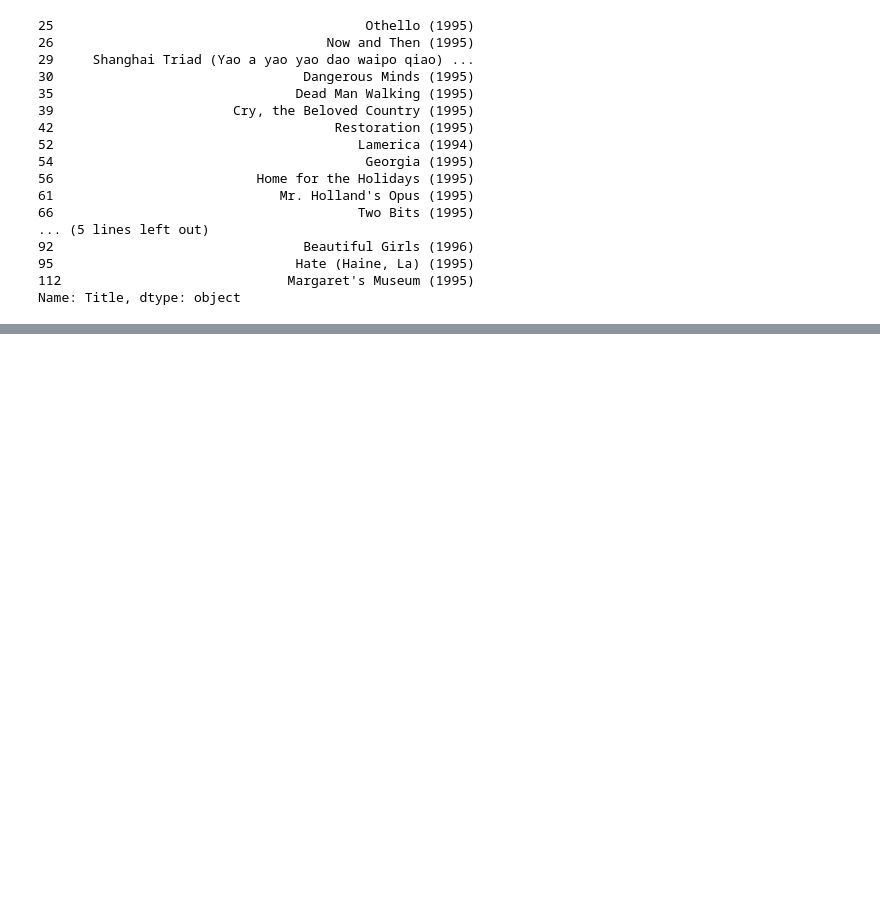
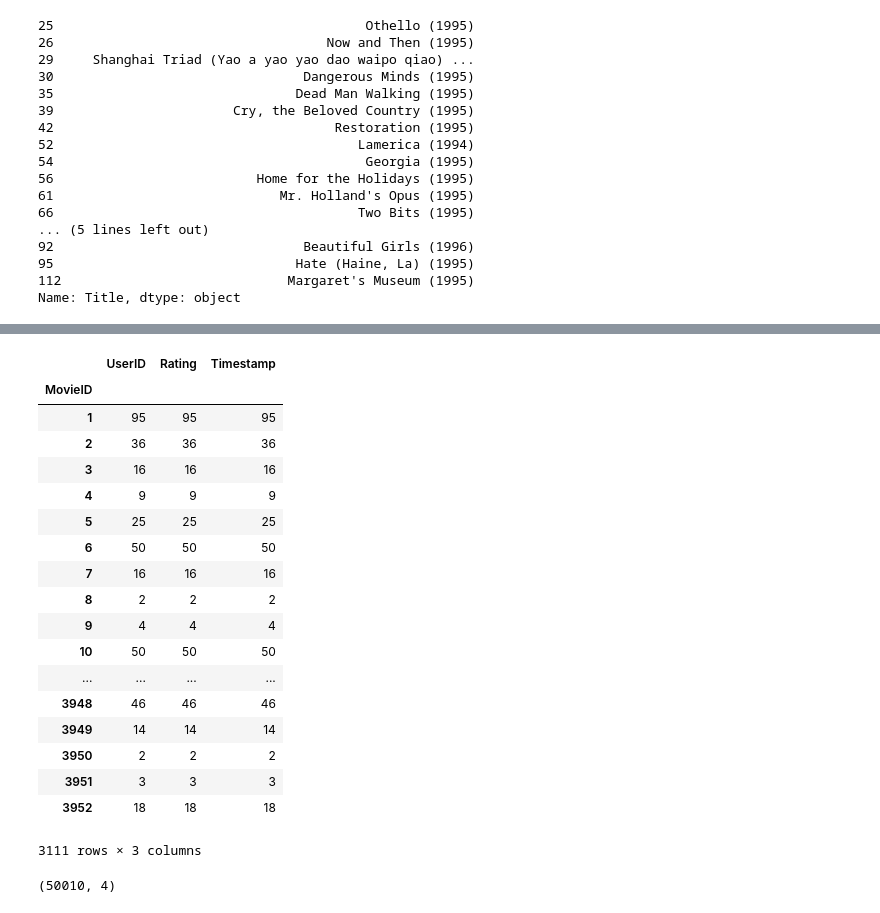
Before and after one commit to karangupta26/Movie-Recommendation-System, a Jupyter notebook: RecommenderSystem.ipynb, the cells around one changed output, grey strips where cells are left out. Cells and saved outputs as stored; diff of their text form; code cells hidden in the pictures; blank space fills up the shorter version.

```diff
--- a/RecommenderSystem.ipynb
+++ b/RecommenderSystem.ipynb
@@ -77,0 +158,26 @@ Name: Title, dtype: object
+# %%
+small_data.groupby('MovieID').count()
+# %% [output]
+|  | UserID | Rating | Timestamp |
+| MovieID |  |  |  |
+| 1 | 95 | 95 | 95 |
+| 2 | 36 | 36 | 36 |
+| 3 | 16 | 16 | 16 |
+| 4 | 9 | 9 | 9 |
+| 5 | 25 | 25 | 25 |
+| 6 | 50 | 50 | 50 |
+| 7 | 16 | 16 | 16 |
+| 8 | 2 | 2 | 2 |
+| 9 | 4 | 4 | 4 |
+| 10 | 50 | 50 | 50 |
+| ... | ... | ... | ... |
+| 3948 | 46 | 46 | 46 |
+| 3949 | 14 | 14 | 14 |
+| 3950 | 2 | 2 | 2 |
+| 3951 | 3 | 3 | 3 |
+| 3952 | 18 | 18 | 18 |
+3111 rows × 3 columns
+# %%
+small_data.shape
+# %% [output]
+(50010, 4)
```
Also changed, not shown: parts of 13 cells of this notebook.
